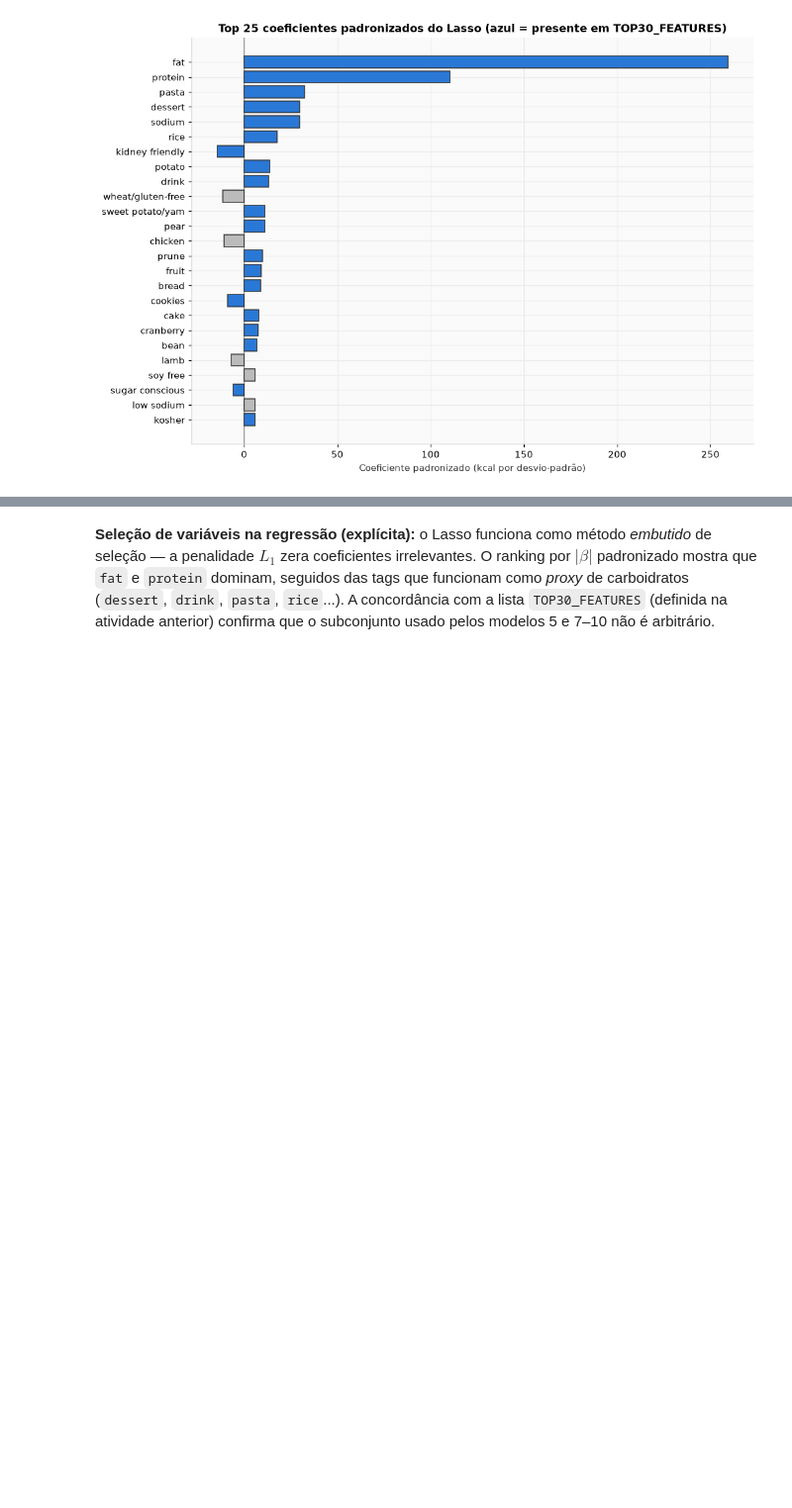
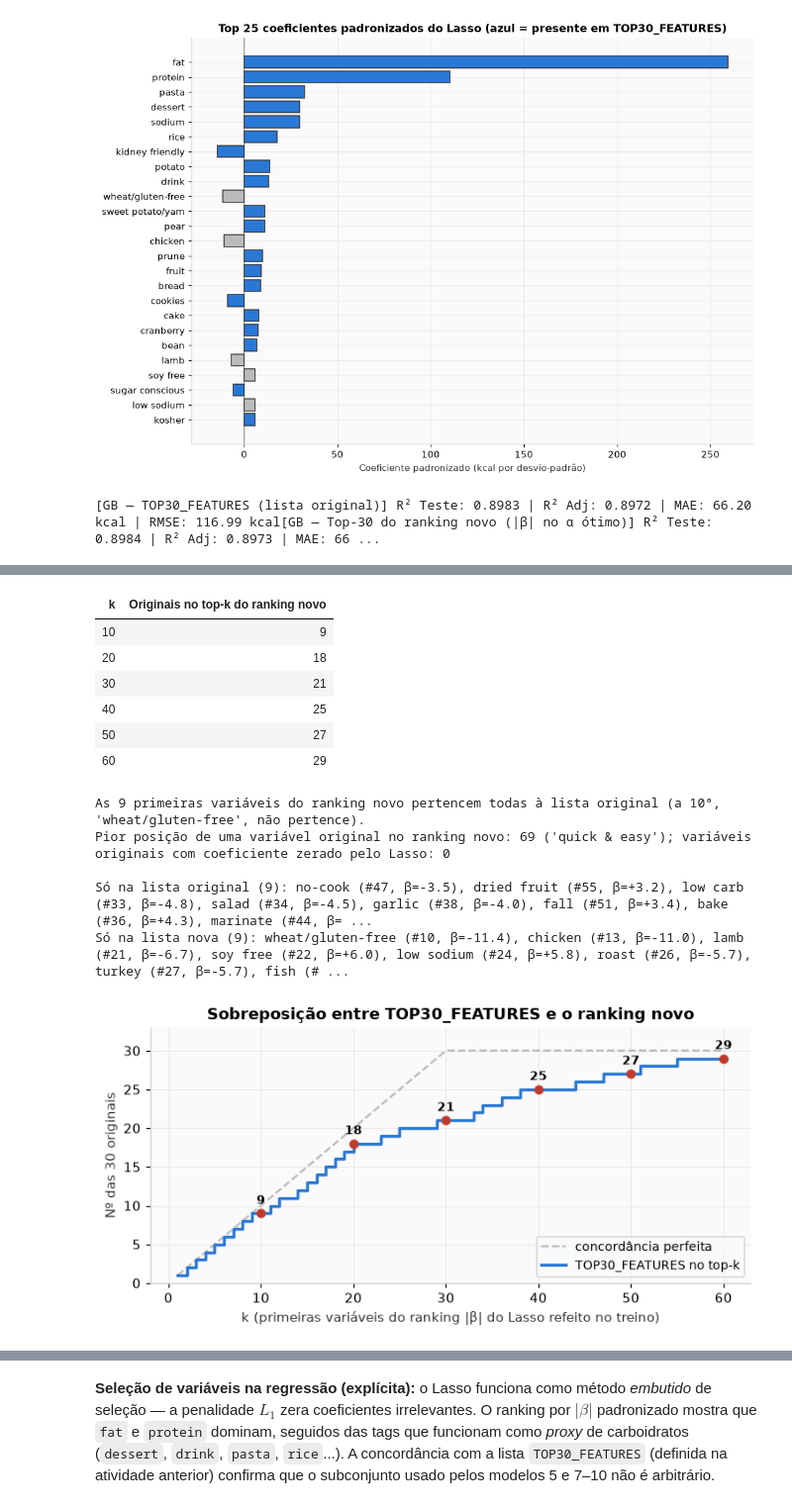
Before and after one commit to LucasBuccini/ml-trabalho-final, a Jupyter notebook: trabalho_final.ipynb, the cells around one changed output, grey strips where cells are left out. Shown at 99% size. Drawn from its saved outputs; the diff is of its cells as text; code cells hidden in the pictures; blank space fills up the shorter version.

```diff
--- a/trabalho_final.ipynb
+++ b/trabalho_final.ipynb
@@ -659,3 +659,65 @@ plt.show()
 Variáveis com coeficiente não nulo: 246 de 335
 Concordância entre o Top-30 do Lasso (treino atual) e TOP30_FEATURES: 21/30
 [figure]
+# %%
+# 1.2 (complemento) A lista de 30 variáveis muda o desempenho do campeão?
+# Lista original: TOP30_FEATURES (atividade anterior: ordem de entrada no caminho de regularização do Lasso).
+# Lista nova: as 30 primeiras de ranking_lasso (|coeficiente| padronizado no α ótimo do LassoCV refeito no treino atual).
+top30_ranking_novo = ranking_lasso.head(30).index.tolist()
+
+# (a) Mesma configuração do modelo 10 (campeão): HistGradientBoostingRegressor(random_state=SEED),
+#     mesmo protocolo de avaliação (CV de 5 folds no treino + teste), p = 30 nas duas listas
+comparacao_listas = []
+for nome_lista, cols in [("TOP30_FEATURES (lista original)", TOP30_FEATURES),
+                         ("Top-30 do ranking novo (|β| no α ótimo)", top30_ranking_novo)]:
+    res_lista = avaliar_modelo(f"GB — {nome_lista}", HistGradientBoostingRegressor(random_state=SEED),
+                               X_train_full[cols], y_train, X_test_full[cols], y_test)
+    comparacao_listas.append({c: res_lista[c] for c in
+                              ["Modelo", "Features", "R² CV (Treino)", "R² Teste", "R² Ajustado Teste",
+                               "MAE Teste", "RMSE Teste"]})
+display(pd.DataFrame(comparacao_listas).style
+        .format({"R² Teste": "{:.4f}", "R² Ajustado Teste": "{:.4f}", "MAE Teste": "{:.2f}", "RMSE Teste": "{:.2f}"})
+        .hide(axis="index"))
+
+# (b) Quantas das 30 originais aparecem no top-k do ranking novo
+ks_sobrep = [10, 20, 30, 40, 50, 60]
+sobreposicao_k = pd.DataFrame({
+    "k": ks_sobrep,
+    "Originais no top-k do ranking novo": [len(set(TOP30_FEATURES) & set(ranking_lasso.head(k).index))
+                                           for k in ks_sobrep],
+})
+display(sobreposicao_k.style.hide(axis="index"))
+posicao_nova = pd.Series({c: ranking_lasso.index.get_loc(c) + 1 for c in TOP30_FEATURES}).sort_values()
+inicio_comum = next((i for i, c in enumerate(ranking_lasso.index) if c not in TOP30_FEATURES), len(ranking_lasso))
+print(f"As {inicio_comum} primeiras variáveis do ranking novo pertencem todas à lista original "
+      f"(a {inicio_comum + 1}ª, '{ranking_lasso.index[inicio_comum]}', não pertence).")
+print(f"Pior posição de uma variável original no ranking novo: {posicao_nova.max()} ('{posicao_nova.idxmax()}'); "
+      f"variáveis originais com coeficiente zerado pelo Lasso: {int((coefs_lasso[TOP30_FEATURES] == 0).sum())}")
+
+# (c) Diferenças entre as listas (posição no ranking novo e coeficiente padronizado)
+so_original = [c for c in TOP30_FEATURES if c not in top30_ranking_novo]
+so_nova = [c for c in top30_ranking_novo if c not in TOP30_FEATURES]
+print(f"\nSó na lista original ({len(so_original)}): " +
+      ", ".join(f"{c} (#{posicao_nova[c]}, β={coefs_lasso[c]:+.1f})" for c in so_original))
+print(f"Só na lista nova ({len(so_nova)}): " +
+      ", ".join(f"{c} (#{ranking_lasso.index.get_loc(c) + 1}, β={coefs_lasso[c]:+.1f})" for c in so_nova))
+
+# (d) Curva de sobreposição por k
+ks_curva = np.arange(1, 61)
+sobrep_curva = [len(set(TOP30_FEATURES) & set(ranking_lasso.head(k).index)) for k in ks_curva]
+fig, ax = plt.subplots(figsize=(7, 3.6))
+ax.plot(ks_curva, np.minimum(ks_curva, 30), color="#bbbbbb", linestyle="--", label="concordância perfeita")
+ax.step(ks_curva, sobrep_curva, where="post", color="#2a78d6", linewidth=2.2, label="TOP30_FEATURES no top-k")
+ax.scatter(ks_sobrep, sobreposicao_k.iloc[:, 1], color="#c0392b", zorder=5)
+for k, v in zip(ks_sobrep, sobreposicao_k.iloc[:, 1]):
+    ax.annotate(f"{v}", (k, v), textcoords="offset points", xytext=(0, 7), ha="center", fontsize=9, fontweight="bold")
+ax.set_xlabel("k (primeiras variáveis do ranking |β| do Lasso refeito no treino)")
+ax.set_ylabel("Nº das 30 originais")
+ax.set_ylim(0, 33)
+ax.set_title("Sobreposição entre TOP30_FEATURES e o ranking novo")
+ax.legend(loc="lower right", fontsize=9)
+plt.tight_layout()
+plt.savefig("figuras/sobreposicao_top30_lasso.png", dpi=150, bbox_inches="tight")
+plt.show()
+# %% [output]
+[GB — TOP30_FEATURES (lista original)] R² Teste: 0.8983 | R² Adj: 0.8972 | MAE: 66.20 kcal | RMSE: 116.99 kcal[GB — Top-30 do ranking novo (|β| no α ótimo)] R² Teste: 0.8984 | R² Adj: 0.8973 | MAE: 66 ...
@@ -661,0 +727,13 @@ Concordância entre o Top-30 do Lasso (treino atual) e TOP30_FEATURES: 21/30
+| k | Originais no top-k do ranking novo |
+| 10 | 9 |
+| 20 | 18 |
+| 30 | 21 |
+| 40 | 25 |
+| 50 | 27 |
+| 60 | 29 |
+As 9 primeiras variáveis do ranking novo pertencem todas à lista original (a 10ª, 'wheat/gluten-free', não pertence).
+Pior posição de uma variável original no ranking novo: 69 ('quick & easy'); variáveis originais com coeficiente zerado pelo Lasso: 0
+
+Só na lista original (9): no-cook (#47, β=-3.5), dried fruit (#55, β=+3.2), low carb (#33, β=-4.8), salad (#34, β=-4.5), garlic (#38, β=-4.0), fall (#51, β=+3.4), bake (#36, β=+4.3), marinate (#44, β= ...
+Só na lista nova (9): wheat/gluten-free (#10, β=-11.4), chicken (#13, β=-11.0), lamb (#21, β=-6.7), soy free (#22, β=+6.0), low sodium (#24, β=+5.8), roast (#26, β=-5.7), turkey (#27, β=-5.7), fish (# ...
+[figure, added]
```
Also changed, not shown: parts of 2 cells of this notebook, 3 other files.
